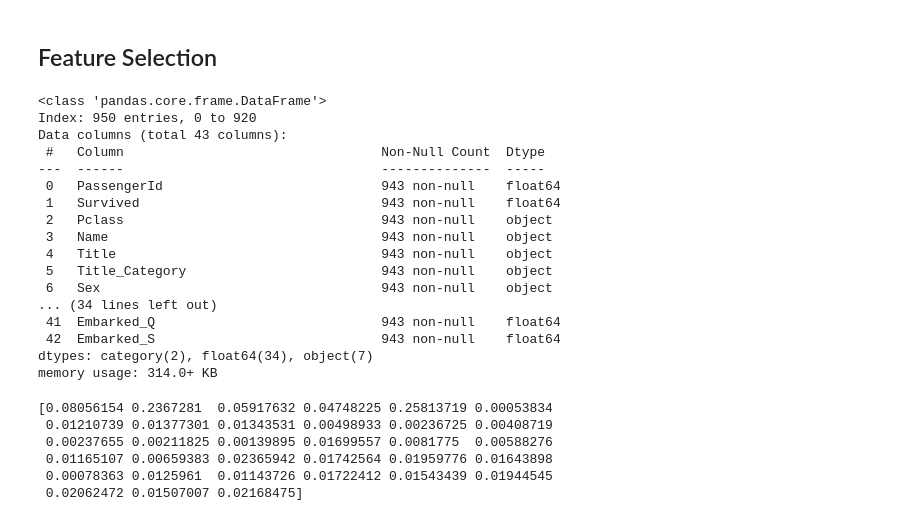
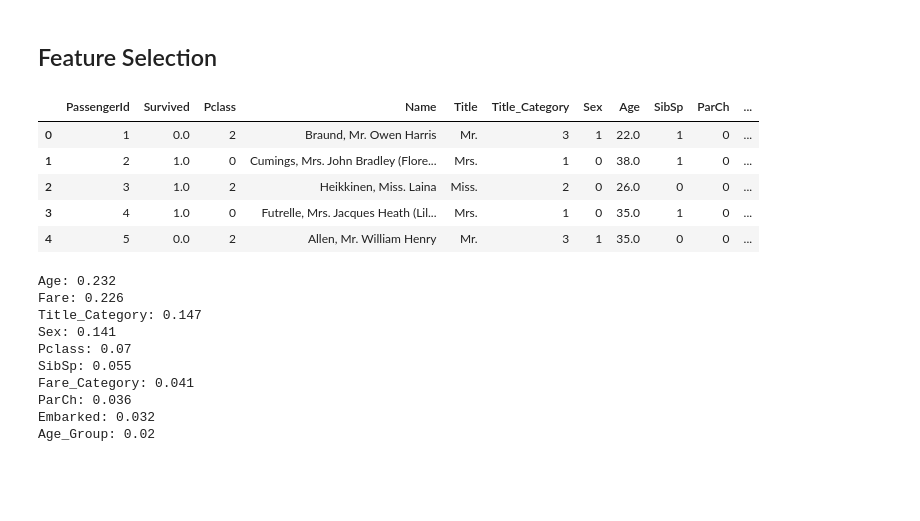
Before and after one commit to bkget/DS-with-AI-in-Python, a Jupyter notebook: Analysis.ipynb, the cells around one changed output. Cells and saved outputs as stored; diff of their text form; code cells hidden in the pictures; blank space fills up the shorter version.

Commit message:
training the model

```diff
--- a/Analysis.ipynb
+++ b/Analysis.ipynb
@@ -499,35 +506,21 @@ plot_survival_crosstab(titanic, ['Embarked', 'Sex'])
 [figure]
 # %% [markdown]
 ## Feature Selection
-# %%
-from sklearn.preprocessing import OneHotEncoder
-
-# Create a OneHotEncoder object
-encoder = OneHotEncoder(sparse_output=False, handle_unknown='ignore') # sparse=False for dense output
-
-# Fit the encoder to your categorical columns and transform them
-encoded_data = encoder.fit_transform(titanic[['Title_Category', 'Age_Group', 'Fare_Category', 'Sex', 'Pclass', 'Embarked']])
-
-# Create a DataFrame with the encoded features
-encoded_df = pd.DataFrame(encoded_data, columns=encoder.get_feature_names_out(['Title_Category', 'Age_Group', 'Fare_Category', 'Sex', 'Pclass', 'Embarked'])) # Concatenate the encoded features with the original DataFrame
-titanic = pd.concat([titanic, encoded_df], axis=1)
+# %%
+from sklearn.preprocessing import LabelEncoder
+
+# Encoding categorical columns to numberical values using Label Encoding
+label_encoder = LabelEncoder()
+cols = ['Title_Category', 'Age_Group', 'Fare_Category', 'Sex', 'Pclass', 'Embarked']
+
+for col in cols:
+    titanic[col] = label_encoder.fit_transform(titanic[col])
 # %%
-titanic.info()
+titanic.head()
 # %% [output]
-<class 'pandas.core.frame.DataFrame'>
-Index: 950 entries, 0 to 920
-Data columns (total 43 columns):
- #   Column                                 Non-Null Count  Dtype
----  ------                                 --------------  -----
- 0   PassengerId                            943 non-null    float64
- 1   Survived                               943 non-null    float64
- 2   Pclass                                 943 non-null    object
- 3   Name                                   943 non-null    object
- 4   Title                                  943 non-null    object
- 5   Title_Category                         943 non-null    object
- 6   Sex                                    943 non-null    object
-... (34 lines left out)
- 41  Embarked_Q                             943 non-null    float64
- 42  Embarked_S                             943 non-null    float64
-dtypes: category(2), float64(34), object(7)
-memory usage: 314.0+ KB
+|  | PassengerId | Survived | Pclass | Name | Title | Title_Category | Sex | Age | SibSp | ParCh | ... |
+| 0 | 1 | 0.0 | 2 | Braund, Mr. Owen Harris | Mr. | 3 | 1 | 22.0 | 1 | 0 | ... |
+| 1 | 2 | 1.0 | 0 | Cumings, Mrs. John Bradley (Flore... | Mrs. | 1 | 0 | 38.0 | 1 | 0 | ... |
+| 2 | 3 | 1.0 | 2 | Heikkinen, Miss. Laina | Miss. | 2 | 0 | 26.0 | 0 | 0 | ... |
+| 3 | 4 | 1.0 | 0 | Futrelle, Mrs. Jacques Heath (Lil... | Mrs. | 1 | 0 | 35.0 | 1 | 0 | ... |
+| 4 | 5 | 0.0 | 2 | Allen, Mr. William Henry | Mr. | 3 | 1 | 35.0 | 0 | 0 | ... |
@@ -538,16 +529,23 @@ from sklearn.ensemble import RandomForestClassifier
 
 # Create and train the model
 model = RandomForestClassifier()
-features = titanic.drop(['PassengerId', 'Survived', 'Name', 'Sex', 'Title', 'Ticket', 'Title_Category', 'Embarked', 'Fare_Category', 'Age_Group'], axis=1)
+features = titanic.drop(['PassengerId', 'Survived', 'Name', 'Title', 'Ticket'], axis=1)
 model.fit(features, titanic['Survived'])
 
-# Get feature importances
-feature_importances = model.feature_importances_
-print(feature_importances)
+feature_importances = model.feature_importances_ # Get feature importances
+feature_importance_pairs = list(zip(features.columns, feature_importances)) # Combine feature names and their importances
+
+sorted_feature_importance = sorted(feature_importance_pairs, key=lambda x: x[1], reverse=True) # Sort the pairs by importance in descending order
+for name, importance in sorted_feature_importance:
+    print(f"{name}: {np.round(importance, 3)}")
 # %% [output]
-[0.08056154 0.2367281  0.05917632 0.04748225 0.25813719 0.00053834
- 0.01210739 0.01377301 0.01343531 0.00498933 0.00236725 0.00408719
- 0.00237655 0.00211825 0.00139895 0.01699557 0.0081775  0.00588276
- 0.01165107 0.00659383 0.02365942 0.01742564 0.01959776 0.01643898
- 0.00078363 0.0125961  0.01143726 0.01722412 0.01543439 0.01944545
- 0.02062472 0.01507007 0.02168475]
+Age: 0.232
+Fare: 0.226
+Title_Category: 0.147
+Sex: 0.141
+Pclass: 0.07
+SibSp: 0.055
+Fare_Category: 0.041
+ParCh: 0.036
+Embarked: 0.032
+Age_Group: 0.02
```
Also changed, not shown: parts of 9 cells of this notebook.
